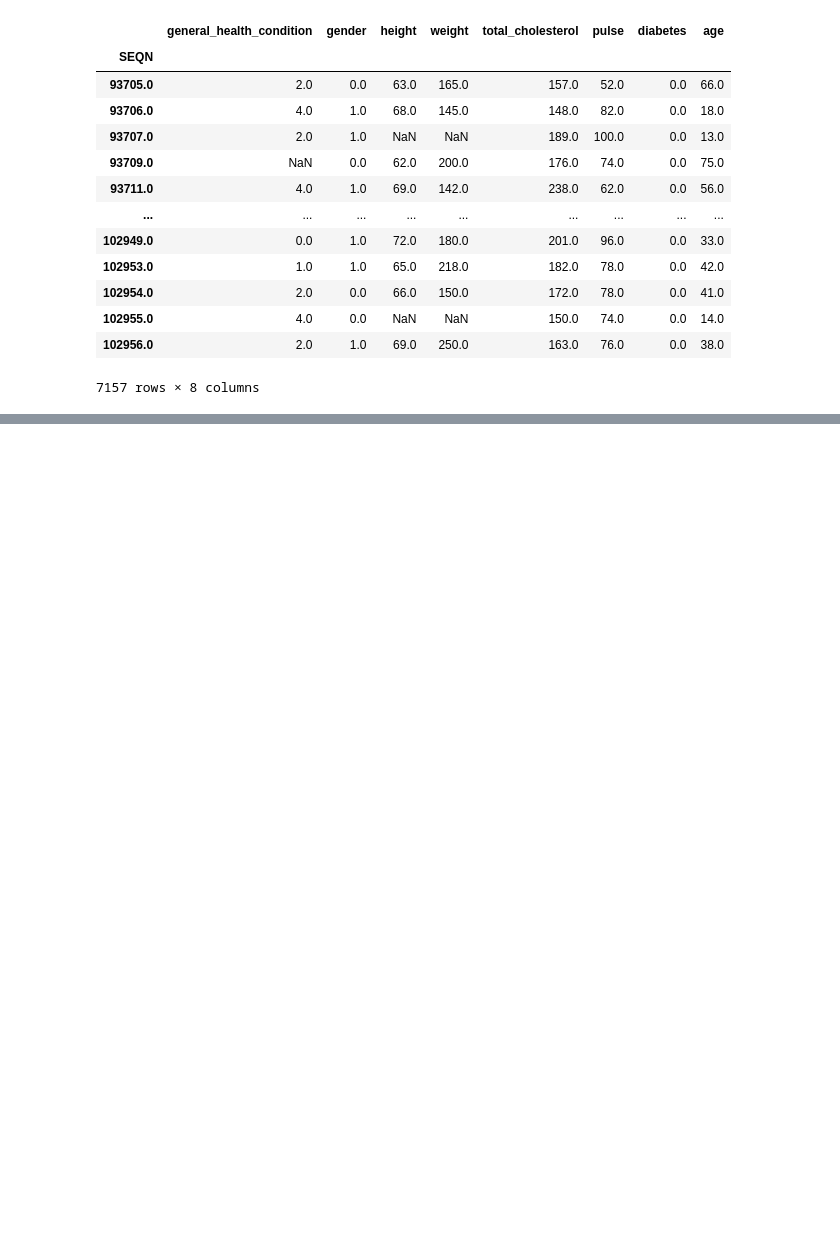
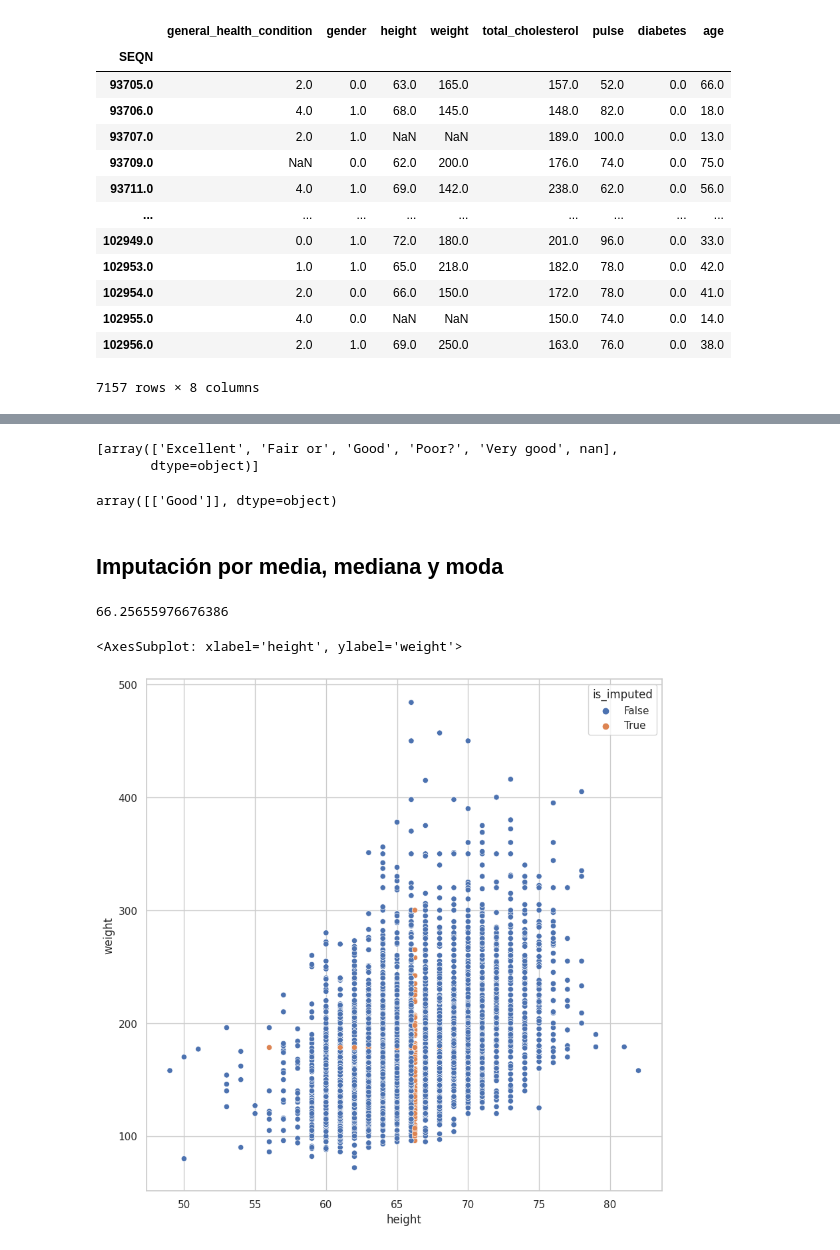
Before and after one commit to ArnolPlazas/manejo_datos_faltantes_imputacion, a Jupyter notebook: missing_values_imputation.ipynb, the cells around one changed output, grey strips where cells are left out. Saved outputs shown, nothing was run; the diff lists cells and outputs as text; code cells hidden in the pictures; blank space fills up the shorter version.

Commit message:
One-hot encoding y Imputación por media, mediana y moda.

```diff
--- a/missing_values_imputation.ipynb
+++ b/missing_values_imputation.ipynb
@@ -406,0 +479,52 @@ nhanes_transformed_df
+# %%
+(
+    transformer
+    .named_transformers_
+    .get("onehotencoder")
+    .categories_
+)
+# %% [output]
+[array(['Excellent', 'Fair or', 'Good', 'Poor?', 'Very good', nan],
+       dtype=object)]
+# %%
+(
+    transformer
+    .named_transformers_
+    .get("onehotencoder")
+    .inverse_transform(
+        X = [[0, 0, 1, 0, 0, 0]] # 1: cual categoria quiero ver
+    )
+)
+# %% [output]
+array([['Good']], dtype=object)
+# %% [markdown]
+## Imputación por media, mediana y moda
+# %%
+(
+    nhanes_df
+    .transform_column(
+        "height",
+        lambda x: x.fillna(x.mean()),
+        elementwise=False
+    )
+    .height
+    .mean()
+)
+# %% [output]
+66.25655976676386
+# %%
+plt.figure(figsize=(10, 10))
+
+(
+    nhanes_df
+    .select_columns("height", "weight")
+    .missing.bind_shadow_matrix(True, False, suffix = "_imp")
+    .assign(
+        height = lambda df: df.height.fillna(value = df.height.mean()),
+        weight = lambda df: df.weight.fillna(value = df.weight.mean())
+    )
+    .missing.scatter_imputation_plot(x="height", y="weight")
+)
+# %% [output]
+<AxesSubplot: xlabel='height', ylabel='weight'>
+[figure, added]
```
Also changed, not shown: parts of 11 cells of this notebook, 1 other file.
